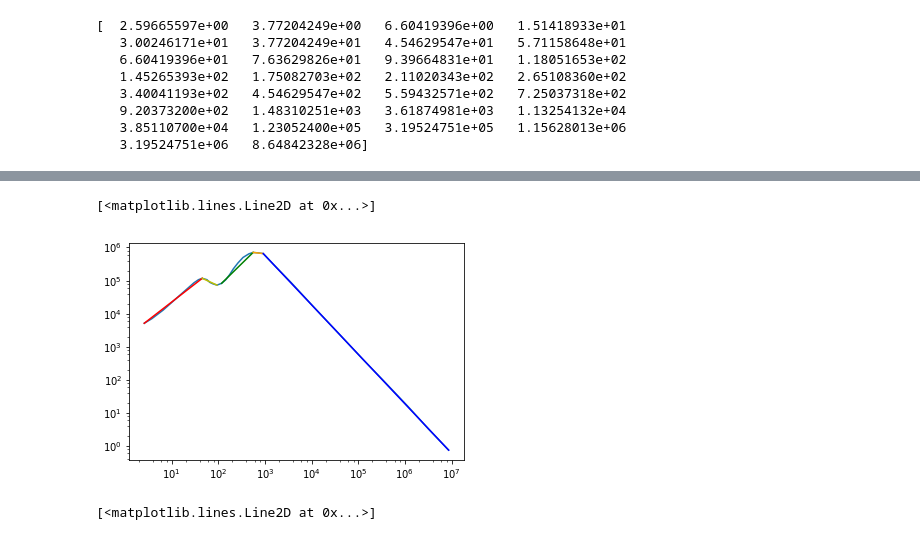
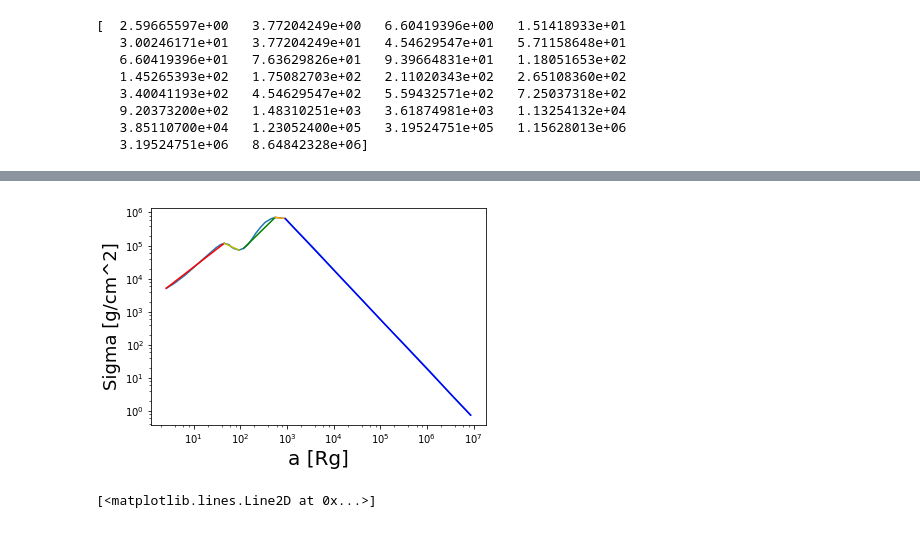
Before and after one commit to gfabj/Summer_Research_Project, a Jupyter notebook: SG_Model.ipynb, the cells around one changed output, grey strips where cells are left out. Drawn from its saved outputs; the diff is of its cells as text; code cells hidden in the pictures.

```diff
--- a/SG_Model.ipynb
+++ b/SG_Model.ipynb
@@ -146,14 +122,16 @@ for i in range(len(h_)-1):
 # %%
 logPlot=plt.gca()
 logPlot.loglog(unlog_a2,unlog_sd)
 plt.plot([2.59665597, 4.54629547e+01], [5.09440915e+03, 1.16509558e+05], c='r')
 plt.plot([4.54629547e+01,9.39664831e+01], [1.16509558e+05, 7.25123365e+04], c='y')
 plt.plot([1.18051653e+02, 5.59432571e+02], [8.22871096e+04,7.06269175e+05], c='g')
 plt.plot([5.59432571e+02,9.20373200e+02],[7.06269175e+05,6.52597355e+05], color='orange')
 plt.plot([9.20373200e+02, 8.64842328e+06],[ 6.52597355e+05,7.40568469e-01], c='b' )
+plt.xlabel('a [Rg]',fontsize=20)
+plt.ylabel('Sigma [g/cm^2]',fontsize=18)
+plt.savefig('Sigma.png', dpi=300, bbox_inches='tight')
 # %% [output]
-[<matplotlib.lines.Line2D at 0x...>]
-[figure, old version]
+[figure, new version]
 # %%
 logPlot=plt.gca()
 logPlot.loglog([2.59665597, 4.54629547e+01], [5.09440915e+03, 1.16509558e+05], c='r')
```
Also changed, not shown: parts of 17 cells of this notebook, 4 other files.
